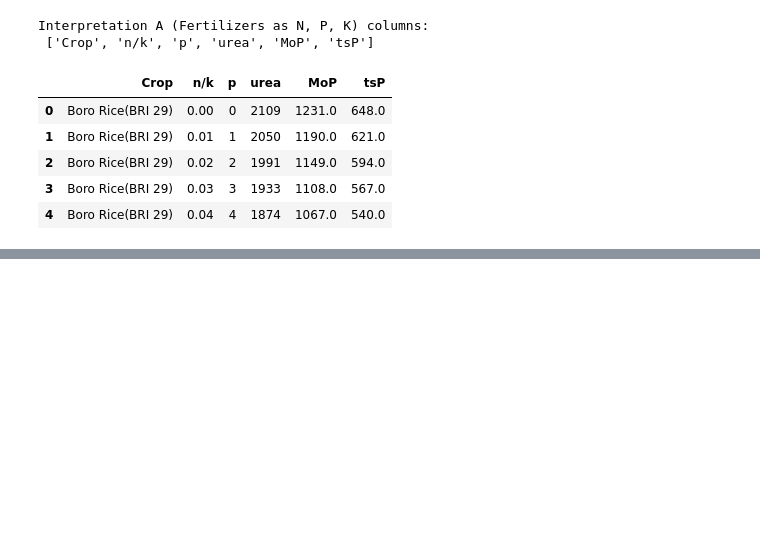
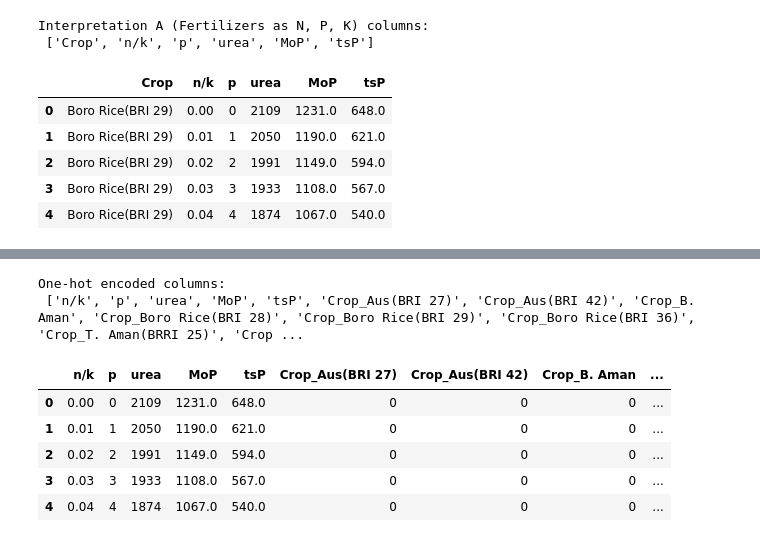
Before and after one commit to rezwantoha/fertilizer-prediction, a Jupyter notebook: model copy.ipynb, the cells around one changed output, grey strips where cells are left out. Saved outputs shown, nothing was run; the diff lists cells and outputs as text; code cells hidden in the pictures; blank space fills up the shorter version.

```diff
--- a/model copy.ipynb
+++ b/model copy.ipynb
@@ -59,0 +117,18 @@ Interpretation A (Fertilizers as N, P, K) columns:
+# %%
+# 4. Categorical encoding for crop type using One-Hot Encoding
+df_fertilizers_onehot = pd.get_dummies(df_fertilizers, columns=['Crop'], dtype=int)
+
+print("One-hot encoded columns:\n", df_fertilizers_onehot.columns.tolist())
+
+# Save to CSV
+df_fertilizers_onehot.to_csv("df_fertilizers_onehot.csv", index=False)
+df_fertilizers_onehot.head()
+# %% [output]
+One-hot encoded columns:
+ ['n/k', 'p', 'urea', 'MoP', 'tsP', 'Crop_Aus(BRI 27)', 'Crop_Aus(BRI 42)', 'Crop_B. Aman', 'Crop_Boro Rice(BRI 28)', 'Crop_Boro Rice(BRI 29)', 'Crop_Boro Rice(BRI 36)', 'Crop_T. Aman(BRRI 25)', 'Crop ...
+|  | n/k | p | urea | MoP | tsP | Crop_Aus(BRI 27) | Crop_Aus(BRI 42) | Crop_B. Aman | ... |
+| 0 | 0.00 | 0 | 2109 | 1231.0 | 648.0 | 0 | 0 | 0 | ... |
+| 1 | 0.01 | 1 | 2050 | 1190.0 | 621.0 | 0 | 0 | 0 | ... |
+| 2 | 0.02 | 2 | 1991 | 1149.0 | 594.0 | 0 | 0 | 0 | ... |
+| 3 | 0.03 | 3 | 1933 | 1108.0 | 567.0 | 0 | 0 | 0 | ... |
+| 4 | 0.04 | 4 | 1874 | 1067.0 | 540.0 | 0 | 0 | 0 | ... |
```
Also changed, not shown: parts of 6 cells of this notebook, 5 other files.
